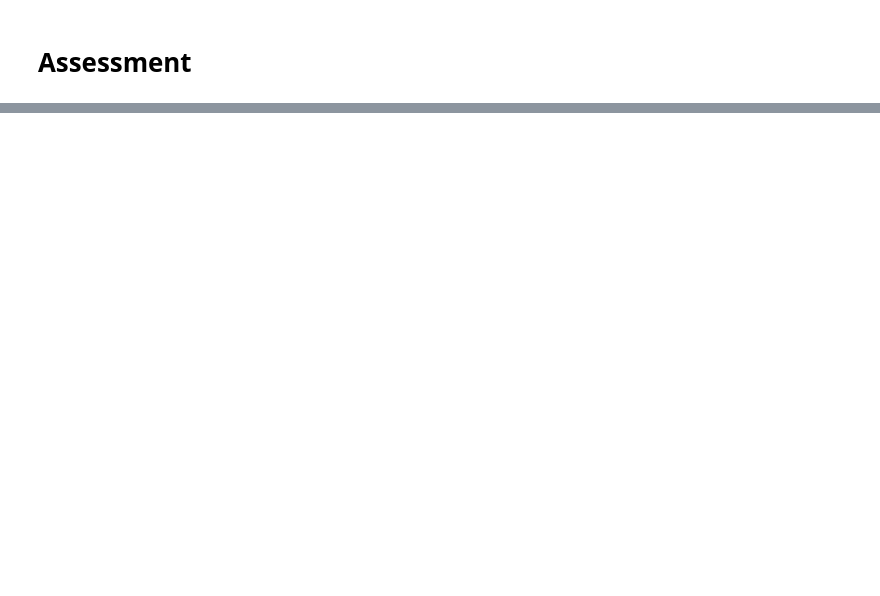
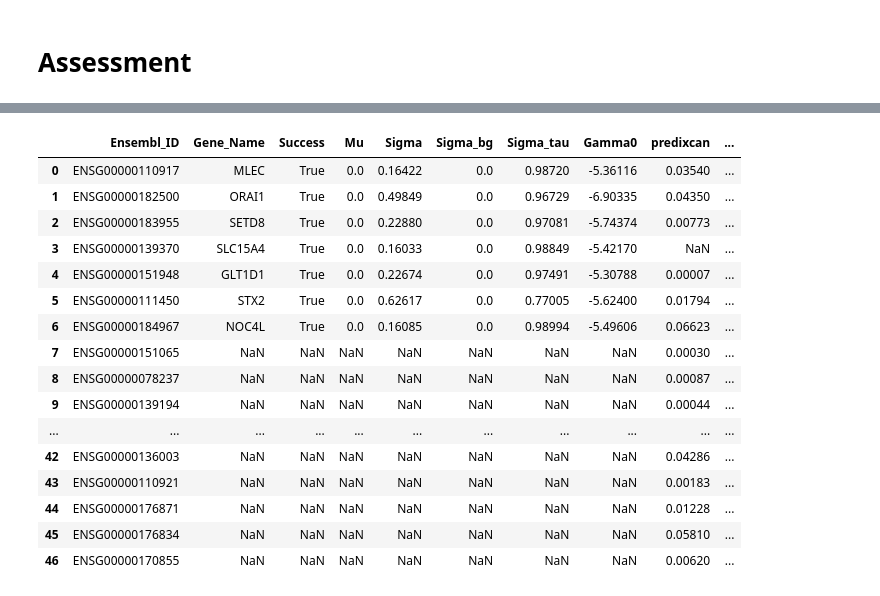
Before and after one commit to banskt/gxpred, a Jupyter notebook: devtools/learning_pipeline_funcannots_dev.ipynb, the cells around one changed output, grey strips where cells are left out. Saved outputs shown, nothing was run; the diff lists cells and outputs as text; code cells hidden in the pictures; blank space fills up the shorter version.

```diff
--- a/devtools/learning_pipeline_funcannots_dev.ipynb
+++ b/devtools/learning_pipeline_funcannots_dev.ipynb
@@ -448,0 +533,20 @@ write_r2_dataframe(modelpath, config.chrom, "gxpred-bslmm", gxpred_r, gxpred)
+# %%
+df
+# %% [output]
+|  | Ensembl_ID | Gene_Name | Success | Mu | Sigma | Sigma_bg | Sigma_tau | Gamma0 | predixcan | ... |
+| 0 | ENSG00000110917 | MLEC | True | 0.0 | 0.16422 | 0.0 | 0.98720 | -5.36116 | 0.03540 | ... |
+| 1 | ENSG00000182500 | ORAI1 | True | 0.0 | 0.49849 | 0.0 | 0.96729 | -6.90335 | 0.04350 | ... |
+| 2 | ENSG00000183955 | SETD8 | True | 0.0 | 0.22880 | 0.0 | 0.97081 | -5.74374 | 0.00773 | ... |
+| 3 | ENSG00000139370 | SLC15A4 | True | 0.0 | 0.16033 | 0.0 | 0.98849 | -5.42170 | NaN | ... |
+| 4 | ENSG00000151948 | GLT1D1 | True | 0.0 | 0.22674 | 0.0 | 0.97491 | -5.30788 | 0.00007 | ... |
+| 5 | ENSG00000111450 | STX2 | True | 0.0 | 0.62617 | 0.0 | 0.77005 | -5.62400 | 0.01794 | ... |
+| 6 | ENSG00000184967 | NOC4L | True | 0.0 | 0.16085 | 0.0 | 0.98994 | -5.49606 | 0.06623 | ... |
+| 7 | ENSG00000151065 | NaN | NaN | NaN | NaN | NaN | NaN | NaN | 0.00030 | ... |
+| 8 | ENSG00000078237 | NaN | NaN | NaN | NaN | NaN | NaN | NaN | 0.00087 | ... |
+| 9 | ENSG00000139194 | NaN | NaN | NaN | NaN | NaN | NaN | NaN | 0.00044 | ... |
+| ... | ... | ... | ... | ... | ... | ... | ... | ... | ... | ... |
+| 42 | ENSG00000136003 | NaN | NaN | NaN | NaN | NaN | NaN | NaN | 0.04286 | ... |
+| 43 | ENSG00000110921 | NaN | NaN | NaN | NaN | NaN | NaN | NaN | 0.00183 | ... |
+| 44 | ENSG00000176871 | NaN | NaN | NaN | NaN | NaN | NaN | NaN | 0.01228 | ... |
+| 45 | ENSG00000176834 | NaN | NaN | NaN | NaN | NaN | NaN | NaN | 0.05810 | ... |
+| 46 | ENSG00000170855 | NaN | NaN | NaN | NaN | NaN | NaN | NaN | 0.00620 | ... |
```
Also changed, not shown: parts of 18 cells of this notebook, 15 other files.
